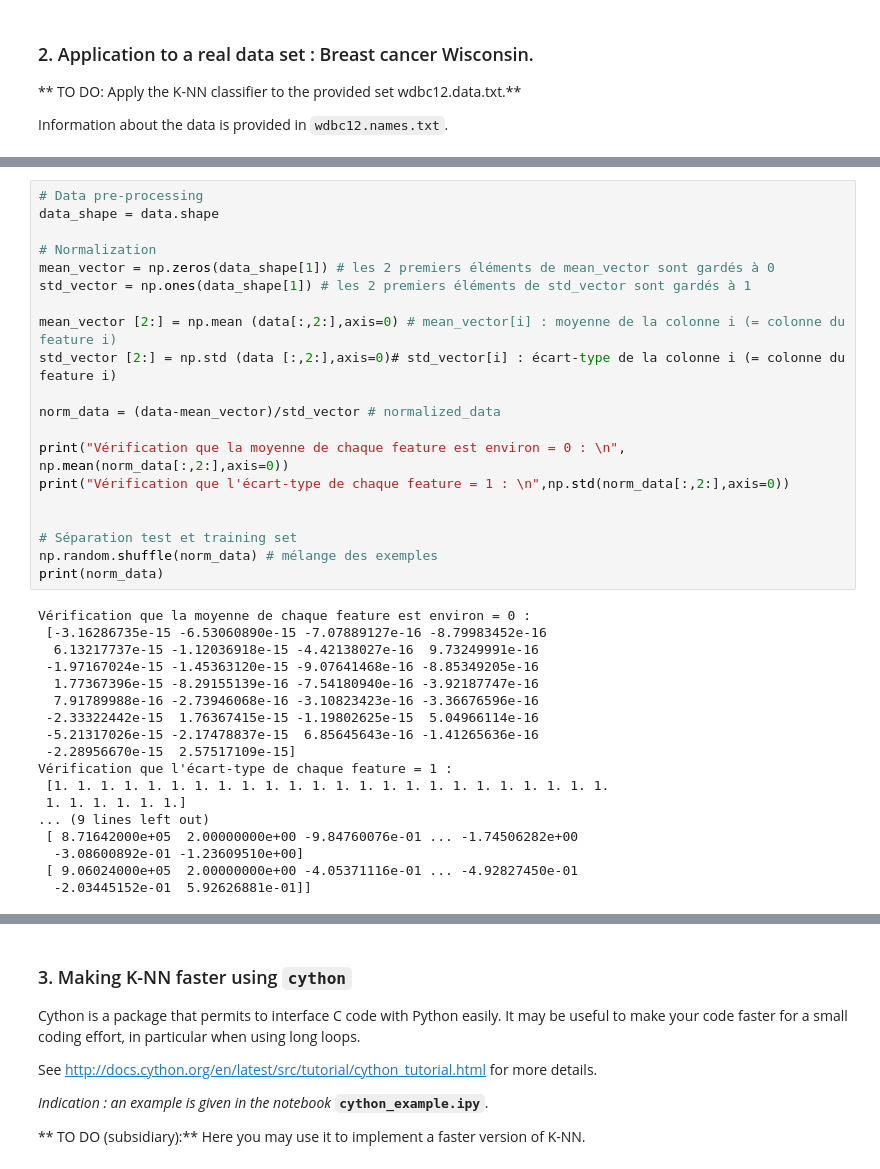
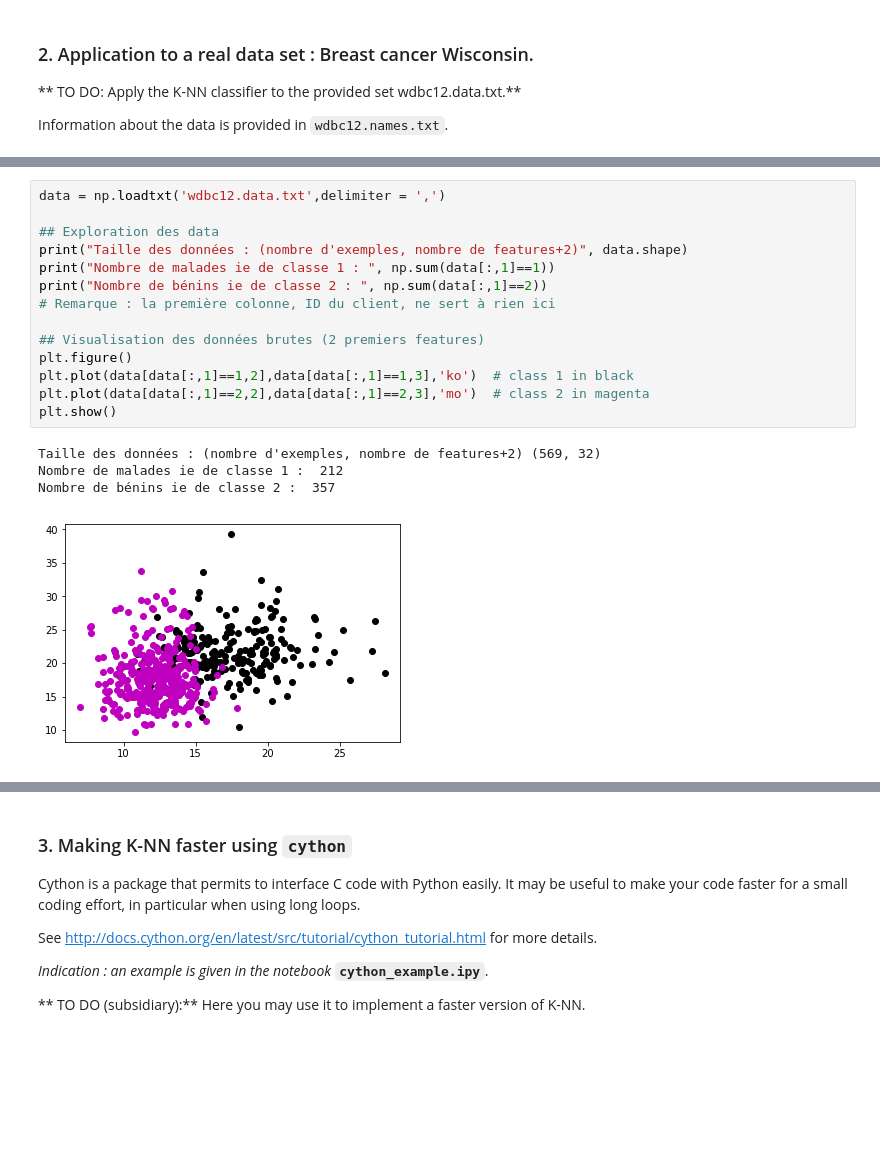
Before and after one commit to cindytrinh/Pyt_tps, a Jupyter notebook: TP4_DUROUCHOUX_TRINH/TP4/TP4_DUROUCHOUX_TRINH.ipynb, the cells around one changed output, grey strips where cells are left out. Drawn from its saved outputs; the diff is of its cells as text; blank space fills up the shorter version.

```diff
--- a/TP4_DUROUCHOUX_TRINH/TP4/TP4_DUROUCHOUX_TRINH.ipynb
+++ b/TP4_DUROUCHOUX_TRINH/TP4/TP4_DUROUCHOUX_TRINH.ipynb
@@ -264,38 +231,19 @@ print(np.sum(data[:,1]==2)) # nombre bénin class 2
-# %%
-# Data pre-processing
-data_shape = data.shape
-
-# Normalization
-mean_vector = np.zeros(data_shape[1]) # les 2 premiers éléments de mean_vector sont gardés à 0
-std_vector = np.ones(data_shape[1]) # les 2 premiers éléments de std_vector sont gardés à 1
-
-mean_vector [2:] = np.mean (data[:,2:],axis=0) # mean_vector[i] : moyenne de la colonne i (= colonne du feature i)
-std_vector [2:] = np.std (data [:,2:],axis=0)# std_vector[i] : écart-type de la colonne i (= colonne du feature i)
-
-norm_data = (data-mean_vector)/std_vector # normalized_data
-
-print("Vérification que la moyenne de chaque feature est environ = 0 : \n", np.mean(norm_data[:,2:],axis=0))
-print("Vérification que l'écart-type de chaque feature = 1 : \n",np.std(norm_data[:,2:],axis=0))
-
-
-# Séparation test et training set
-np.random.shuffle(norm_data) # mélange des exemples
-print(norm_data)
-# %% [output]
-Vérification que la moyenne de chaque feature est environ = 0 :
- [-3.16286735e-15 -6.53060890e-15 -7.07889127e-16 -8.79983452e-16
-  6.13217737e-15 -1.12036918e-15 -4.42138027e-16  9.73249991e-16
- -1.97167024e-15 -1.45363120e-15 -9.07641468e-16 -8.85349205e-16
-  1.77367396e-15 -8.29155139e-16 -7.54180940e-16 -3.92187747e-16
-  7.91789988e-16 -2.73946068e-16 -3.10823423e-16 -3.36676596e-16
- -2.33322442e-15  1.76367415e-15 -1.19802625e-15  5.04966114e-16
- -5.21317026e-15 -2.17478837e-15  6.85645643e-16 -1.41265636e-16
- -2.28956670e-15  2.57517109e-15]
-Vérification que l'écart-type de chaque feature = 1 :
- [1. 1. 1. 1. 1. 1. 1. 1. 1. 1. 1. 1. 1. 1. 1. 1. 1. 1. 1. 1. 1. 1. 1. 1.
- 1. 1. 1. 1. 1. 1.]
-... (9 lines left out)
- [ 8.71642000e+05  2.00000000e+00 -9.84760076e-01 ... -1.74506282e+00
-  -3.08600892e-01 -1.23609510e+00]
- [ 9.06024000e+05  2.00000000e+00 -4.05371116e-01 ... -4.92827450e-01
-  -2.03445152e-01  5.92626881e-01]]
+# %%
+data = np.loadtxt('wdbc12.data.txt',delimiter = ',')
+
+## Exploration des data
+print("Taille des données : (nombre d'exemples, nombre de features+2)", data.shape)
+print("Nombre de malades ie de classe 1 : ", np.sum(data[:,1]==1))
+print("Nombre de bénins ie de classe 2 : ", np.sum(data[:,1]==2))
+# Remarque : la première colonne, ID du client, ne sert à rien ici
+
+## Visualisation des données brutes (2 premiers features)
+plt.figure()
+plt.plot(data[data[:,1]==1,2],data[data[:,1]==1,3],'ko')  # class 1 in black
+plt.plot(data[data[:,1]==2,2],data[data[:,1]==2,3],'mo')  # class 2 in magenta
+plt.show()
+# %% [output]
+Taille des données : (nombre d'exemples, nombre de features+2) (569, 32)
+Nombre de malades ie de classe 1 :  212
+Nombre de bénins ie de classe 2 :  357
+[figure, added]
```
Also changed, not shown: parts of 10 cells of this notebook.
